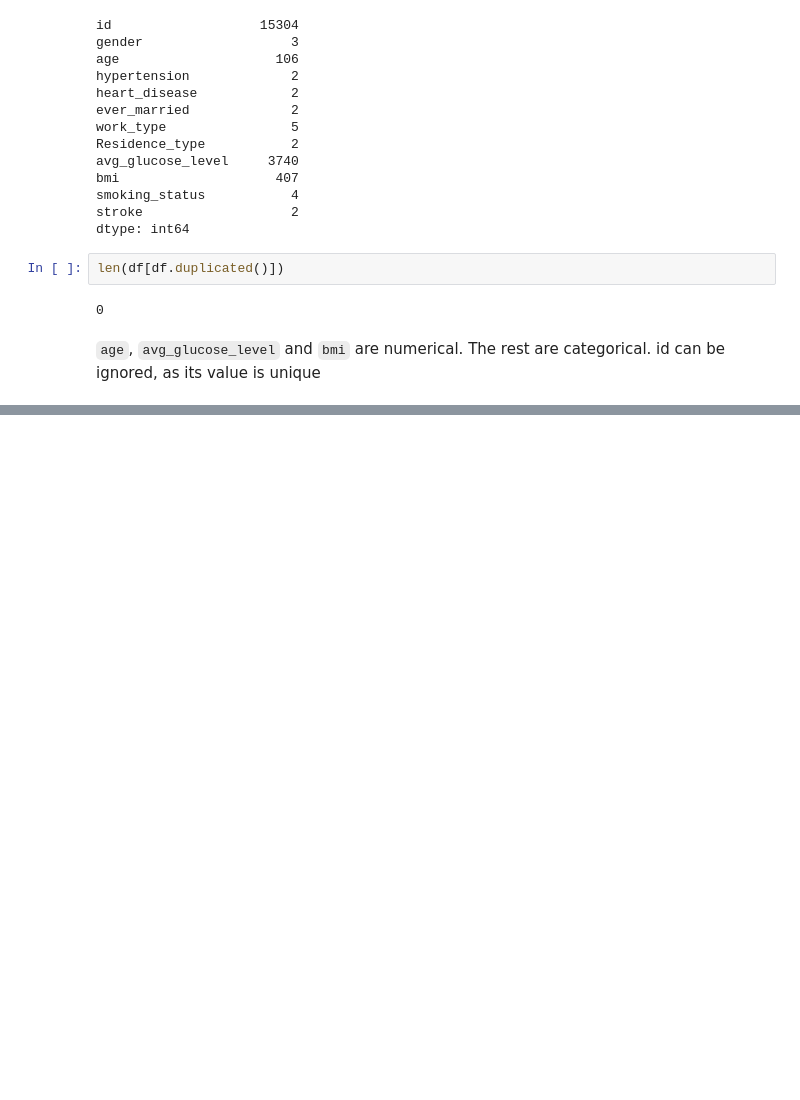
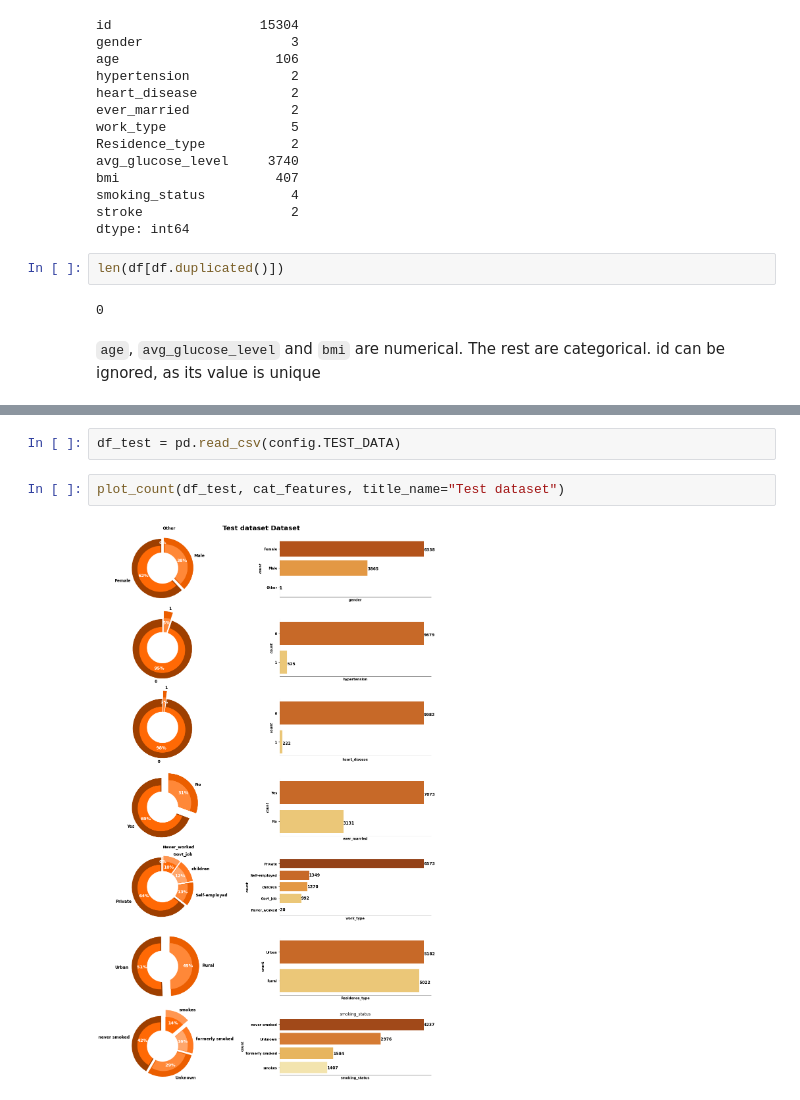
Before and after one commit to emepetres/kaggle-ps-s3e2, a Jupyter notebook: notebooks/eda.ipynb, the cells around one changed output, grey strips where cells are left out. Drawn from its saved outputs; the diff is of its cells as text; blank space fills up the shorter version.

```diff
--- a/notebooks/eda.ipynb
+++ b/notebooks/eda.ipynb
@@ -93,0 +114,6 @@ len(df[df.duplicated()])
+# %%
+df_test = pd.read_csv(config.TEST_DATA)
+# %%
+plot_count(df_test, cat_features, title_name="Test dataset")
+# %% [output]
+[figure, added]
```
Also changed, not shown: parts of 15 cells of this notebook, 2 other files.
